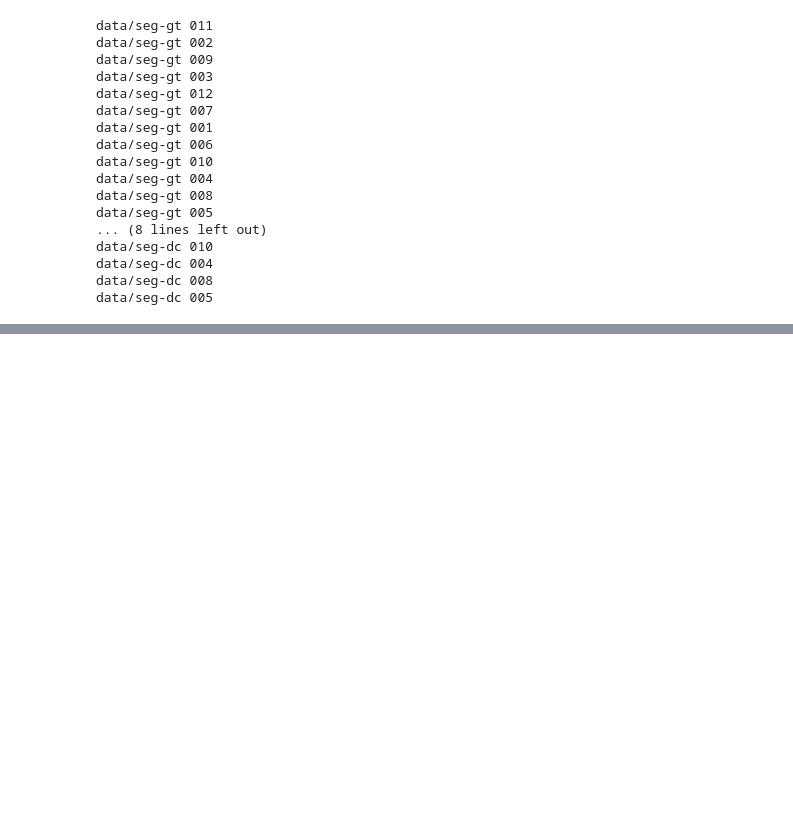
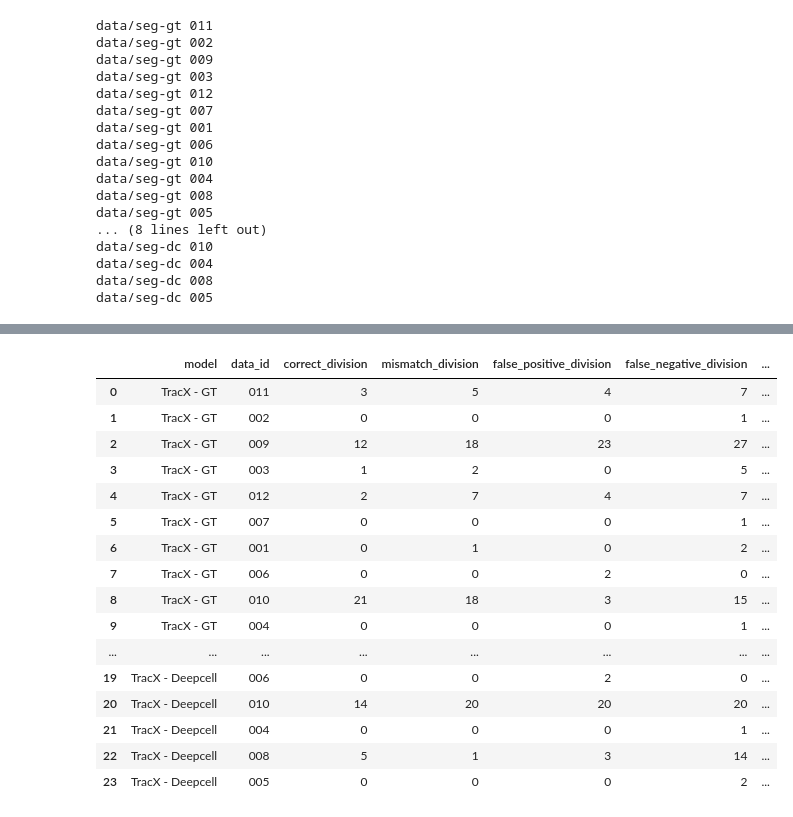
Before and after one commit to vanvalenlab/Caliban-2024_Schwartz_et_al, a Jupyter notebook: benchmarking/TracX/benchmark-TracX.ipynb, the cells around one changed output, grey strips where cells are left out. Cells and saved outputs as stored; diff of their text form; code cells hidden in the pictures; blank space fills up the shorter version.

```diff
--- a/benchmarking/TracX/benchmark-TracX.ipynb
+++ b/benchmarking/TracX/benchmark-TracX.ipynb
@@ -48,9 +55,10 @@ for batch_no in range(len(data['lineages'])):
     # Build subdirectories for data
     raw_subdir = os.path.join(raw_dir, '{:03}'.format(batch_no + 1))
     seg_gt_subdir = os.path.join(seg_gt_dir, '{:03}'.format(batch_no + 1))
+    seg_dc_subdir = os.path.join(seg_dc_dir, '{:03}'.format(batch_no + 1))
 
     # Create directories if needed
-    for d in (raw_subdir, seg_gt_subdir):
+    for d in (raw_subdir, seg_gt_subdir, seg_dc_subdir):
         if not os.path.exists(d):
             os.makedirs(d)
 
@@ -73,9 +81,12 @@ for batch_no in range(len(data['lineages'])):
     X = X[:len(good_frames)]
     y = y[:len(good_frames)]
 
+    # Generate deepcell predictions
+    y_pred = app.predict(X)
 
     # Save GT in CTC format
-    utils.save_ctc_gt(ctc_gt_dir, batch_no + 1, y[good_frames], lineage)
+    for d in [ctc_dc_dir, ctc_gt_dir]:
+        utils.save_ctc_gt(d, batch_no + 1, y[good_frames], lineage)
 
     # Position info for naming convention
     x_pos = batch_no + 1
@@ -86,9 +97,11 @@ for batch_no in range(len(data['lineages'])):
     for i in range(X.shape[0]):
         name_raw = os.path.join(raw_subdir, name_template.format('nuclear', x_pos, y_pos, i+1))
         name_gt_mask = os.path.join(seg_gt_subdir, name_template.format('mask-gt', x_pos, y_pos, i+1))
+        name_dc_mask = os.path.join(seg_dc_subdir, name_template.format('mask-dc', x_pos, y_pos, i+1))
 
         imwrite(name_raw, X[i, ..., channel])
         imwrite(name_gt_mask, y[i, ..., channel])
+        imwrite(name_dc_mask, y_pred[i, ..., channel])
 # %% [output]
 2022-12-01 00:24:15.382810: I tensorflow/stream_executor/cuda/cuda_dnn.cc:368] Loaded cuDNN version 8100
 # %% [markdown]
@@ -113,8 +126,10 @@ from deepcell_tracking.metrics import TrackingMetrics
 # %%
 data_dir = 'data'
 ctc_dir = os.path.join(data_dir, 'CTC')
+ctc_dc_dir = os.path.join(ctc_dir, 'seg-dc')
 ctc_gt_dir = os.path.join(ctc_dir, 'seg-gt')
 seg_gt_dir = os.path.join(data_dir, 'seg-gt')
+seg_dc_dir = os.path.join(data_dir, 'seg-dc')
 
 ids = os.listdir(seg_gt_dir)
 
@@ -162,7 +177,7 @@ def create_new_lineage(y):
 # %% [markdown]
 Load each movie, relabel the mask to match the new tracking ids and create the lineage information
 # %%
-for res_dir in [seg_gt_dir]:
+for res_dir in [seg_gt_dir, seg_dc_dir]:
     for i in ids:
         print(res_dir, i)
         # Find results path
@@ -224,7 +239,7 @@ data/seg-dc 005
 # %%
 benchmarks = []
 
-for results_dir, s in zip([ctc_gt_dir], ['GT']):
+for results_dir, s in zip([ctc_gt_dir, ctc_dc_dir], ['GT', 'Deepcell']):
     for data_id in ids:
         print(data_id)
         results = {
@@ -257,0 +291,20 @@ df.to_csv('benchmarks.csv')
+# %%
+df
+# %% [output]
+|  | model | data_id | correct_division | mismatch_division | false_positive_division | false_negative_division | ... |
+| 0 | TracX - GT | 011 | 3 | 5 | 4 | 7 | ... |
+| 1 | TracX - GT | 002 | 0 | 0 | 0 | 1 | ... |
+| 2 | TracX - GT | 009 | 12 | 18 | 23 | 27 | ... |
+| 3 | TracX - GT | 003 | 1 | 2 | 0 | 5 | ... |
+| 4 | TracX - GT | 012 | 2 | 7 | 4 | 7 | ... |
+| 5 | TracX - GT | 007 | 0 | 0 | 0 | 1 | ... |
+| 6 | TracX - GT | 001 | 0 | 1 | 0 | 2 | ... |
+| 7 | TracX - GT | 006 | 0 | 0 | 2 | 0 | ... |
+| 8 | TracX - GT | 010 | 21 | 18 | 3 | 15 | ... |
+| 9 | TracX - GT | 004 | 0 | 0 | 0 | 1 | ... |
+| ... | ... | ... | ... | ... | ... | ... | ... |
+| 19 | TracX - Deepcell | 006 | 0 | 0 | 2 | 0 | ... |
+| 20 | TracX - Deepcell | 010 | 14 | 20 | 20 | 20 | ... |
+| 21 | TracX - Deepcell | 004 | 0 | 0 | 0 | 1 | ... |
+| 22 | TracX - Deepcell | 008 | 5 | 1 | 3 | 14 | ... |
+| 23 | TracX - Deepcell | 005 | 0 | 0 | 0 | 2 | ... |
```
Also changed, not shown: parts of 6 cells of this notebook, 4 other files.
